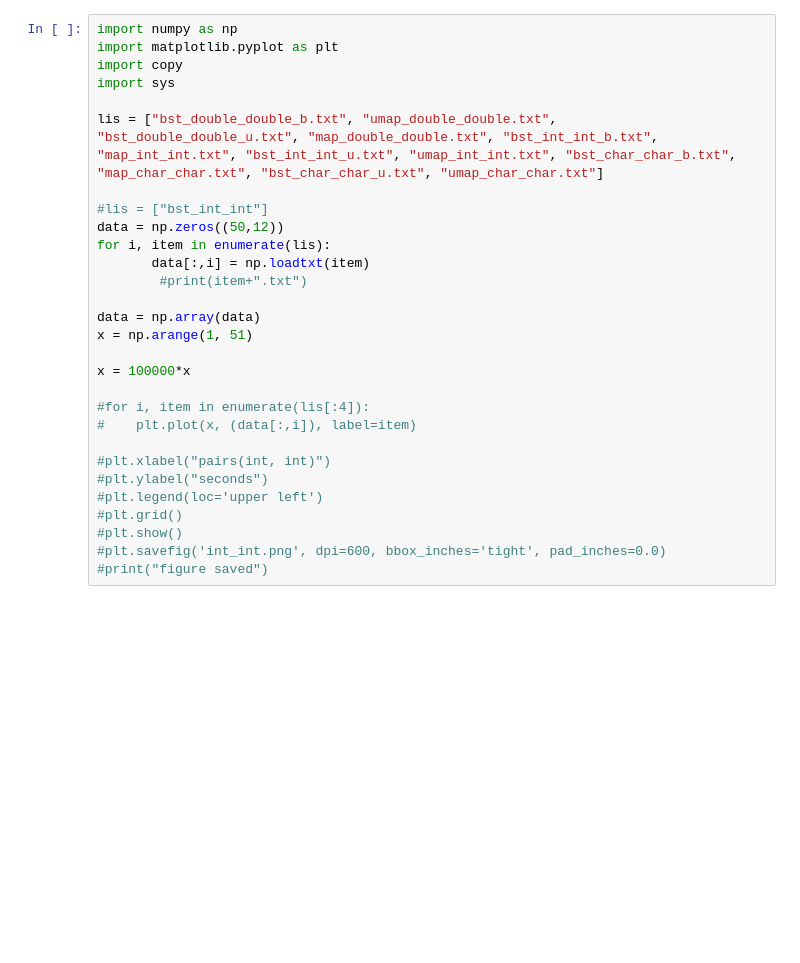
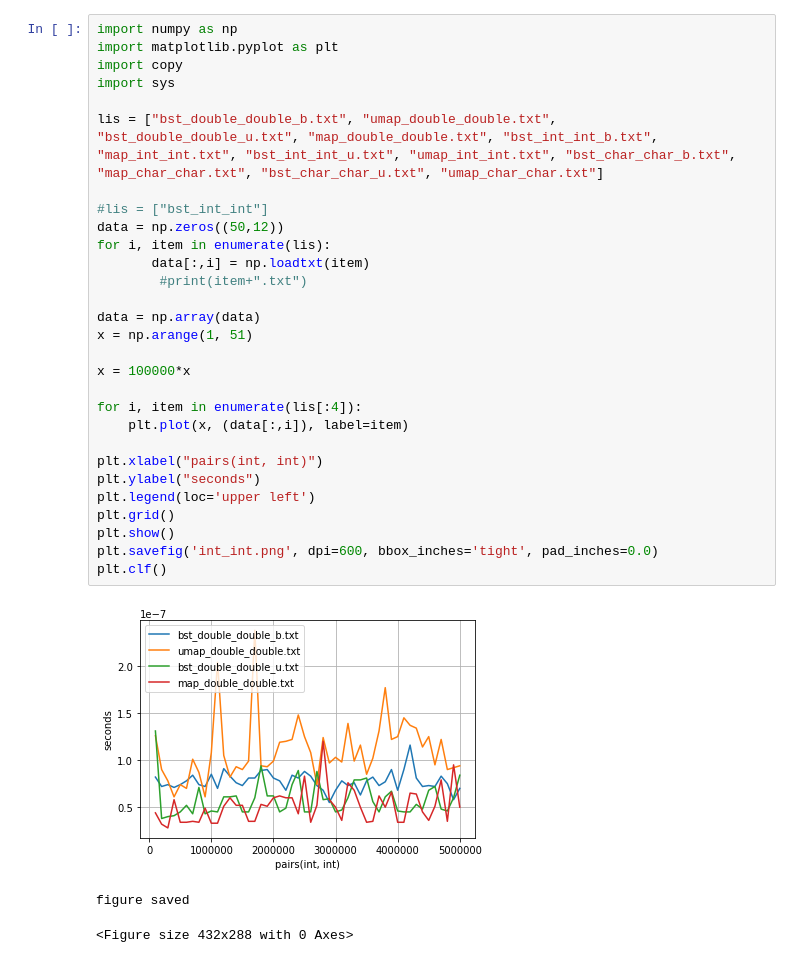
Before and after one commit to emaballarin/BSTDplate, a Jupyter notebook: benchmarks/results/script.ipynb, the cells around one changed output. Cells and saved outputs as stored; diff of their text form; blank space fills up the shorter version.

```diff
--- a/benchmarks/results/script.ipynb
+++ b/benchmarks/results/script.ipynb
@@ -1,32 +1,36 @@
 # %%
 import numpy as np
 import matplotlib.pyplot as plt
 import copy
 import sys
 
 lis = ["bst_double_double_b.txt", "umap_double_double.txt", "bst_double_double_u.txt", "map_double_double.txt", "bst_int_int_b.txt", "map_int_int.txt", "bst_int_int_u.txt", "umap_int_int.txt", "bst_char_char_b.txt", "map_char_char.txt", "bst_char_char_u.txt", "umap_char_char.txt"]
 
 #lis = ["bst_int_int"]
 data = np.zeros((50,12))
 for i, item in enumerate(lis):
        data[:,i] = np.loadtxt(item)
         #print(item+".txt")
 
 data = np.array(data)
 x = np.arange(1, 51)
 
 x = 100000*x
 
-#for i, item in enumerate(lis[:4]):
-#    plt.plot(x, (data[:,i]), label=item)
+for i, item in enumerate(lis[:4]):
+    plt.plot(x, (data[:,i]), label=item)
 
-#plt.xlabel("pairs(int, int)")
-#plt.ylabel("seconds")
-#plt.legend(loc='upper left')
-#plt.grid()
-#plt.show()
-#plt.savefig('int_int.png', dpi=600, bbox_inches='tight', pad_inches=0.0)
-#print("figure saved")
+plt.xlabel("pairs(int, int)")
+plt.ylabel("seconds")
+plt.legend(loc='upper left')
+plt.grid()
+plt.show()
+plt.savefig('int_int.png', dpi=600, bbox_inches='tight', pad_inches=0.0)
+plt.clf()
+# %% [output]
+[figure, added]
+figure saved
+<Figure size 432x288 with 0 Axes>
 # %%
 for i, item in enumerate(lis[4:8]):
     plt.plot(x, (data[:,i+4]), label=item)
```
Also changed, not shown: parts of 2 cells of this notebook, 3 other files.
